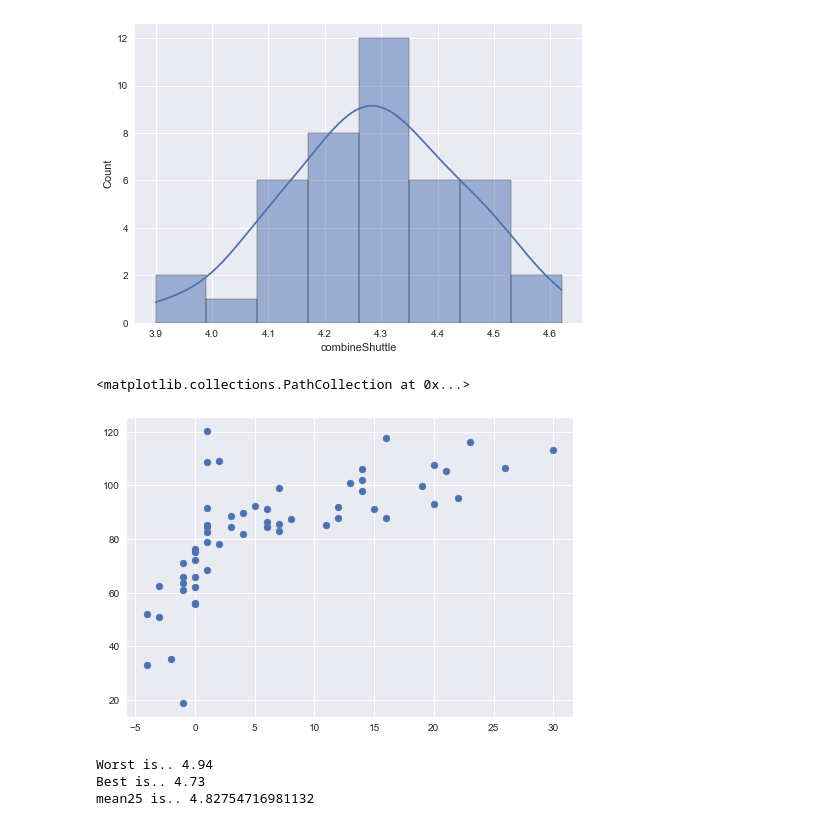
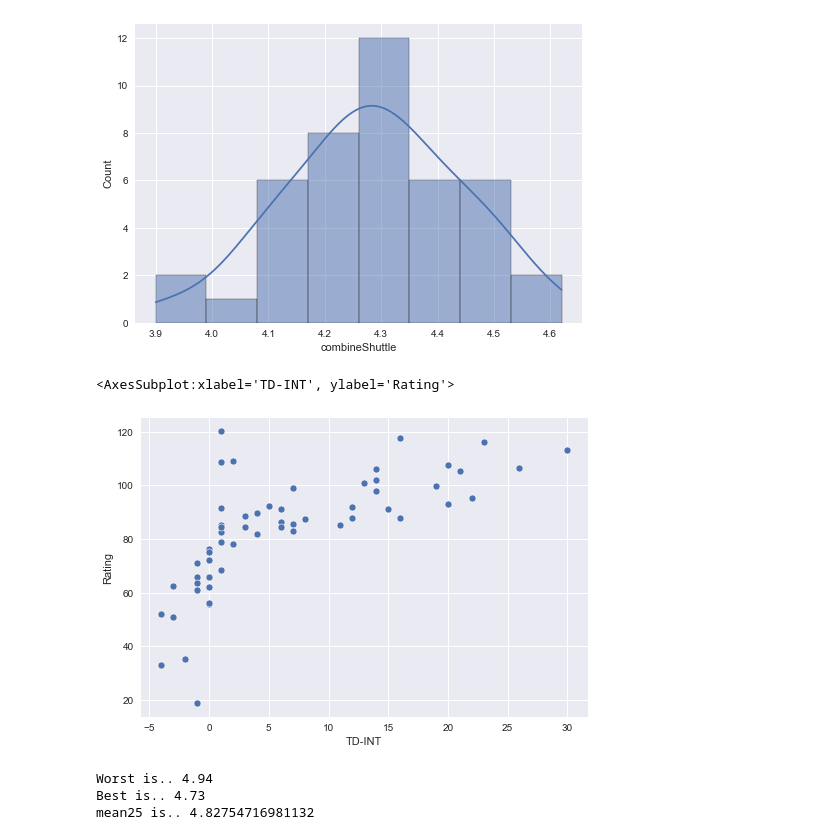
Before and after one commit to User7712/UCDPA_MarkCheesmore, a Jupyter notebook: QB_in_NFL_2019.ipynb, the cells around one changed output. Drawn from its saved outputs; the diff is of its cells as text; code cells hidden in the pictures.

```diff
--- a/QB_in_NFL_2019.ipynb
+++ b/QB_in_NFL_2019.ipynb
@@ -422,11 +422,11 @@ sns.histplot(data=QB_combine_2019_reduced, x="combineShuttle", bins=8, kde=True)
 # %% [output]
 <AxesSubplot:xlabel='combineShuttle', ylabel='Count'>
 [figure]
-# %%
-plt.scatter(QB_combine_2019_reduced['TD-INT'],QB_combine_2019_reduced['Rating'])
-# %% [output]
-<matplotlib.collections.PathCollection at 0x...>
-[figure, removed]
+# %%
+sns.scatterplot(y="Rating",x='TD-INT', data = QB_combine_2019_reduced)
+# %% [output]
+<AxesSubplot:xlabel='TD-INT', ylabel='Rating'>
+[figure, added]
 # %%
 Worst_40yd = QB_combine_2019_reduced['combine40yd'].quantile(q=0.75)
 Best_40yd = QB_combine_2019_reduced['combine40yd'].quantile(q=0.25)
```
Also changed, not shown: parts of 9 cells of this notebook.
